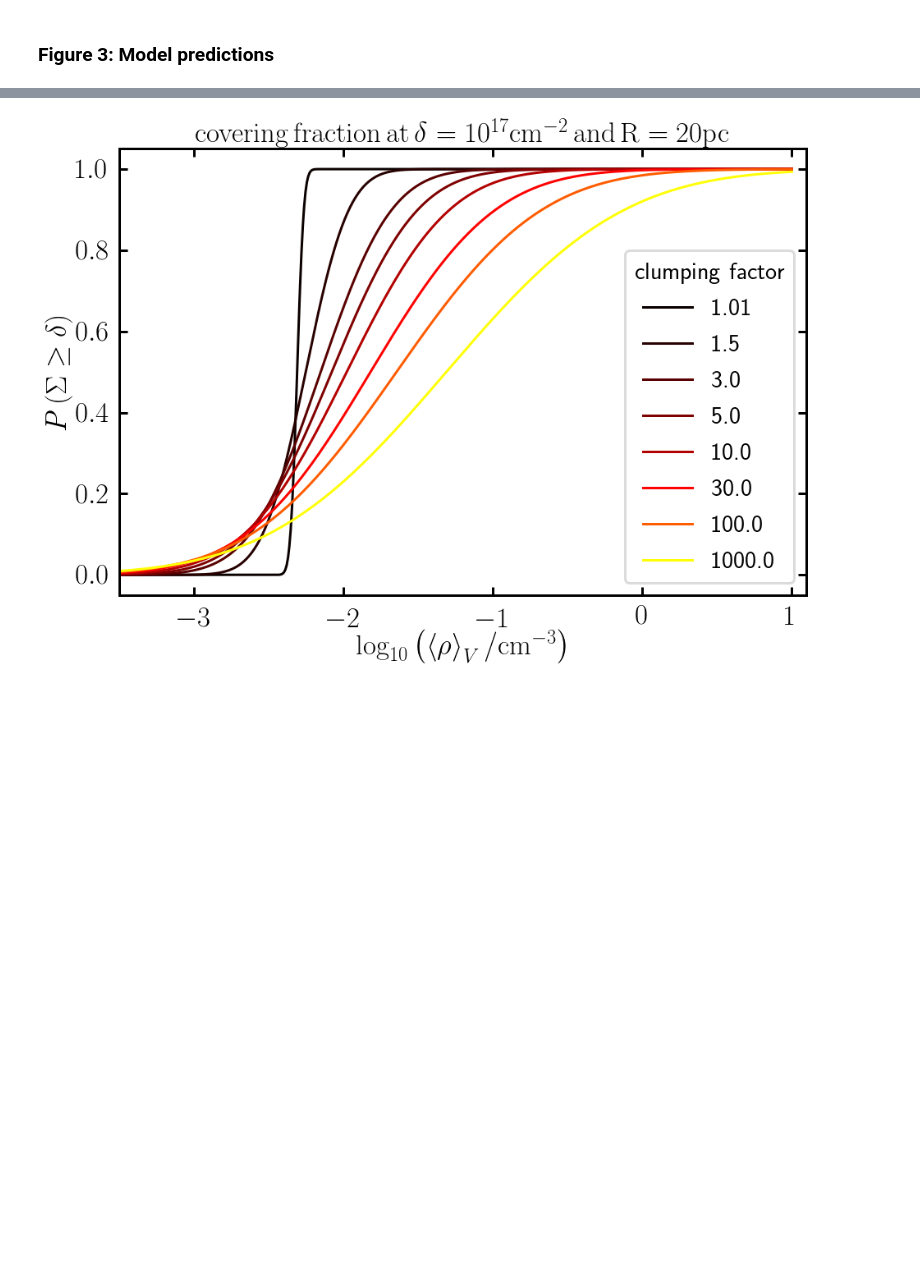
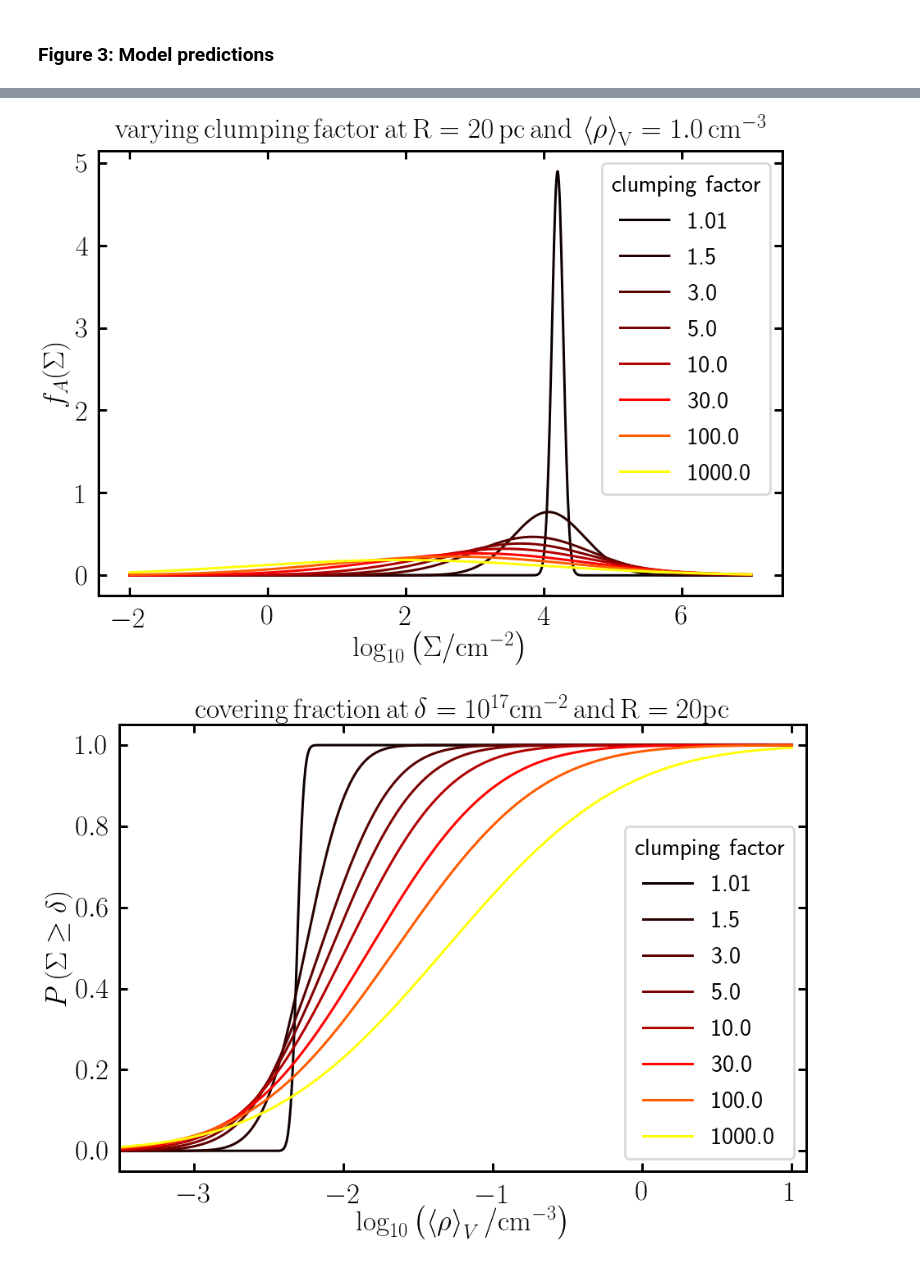
Before and after one commit to TobiBu/ISM_subgrid_clumping, a Jupyter notebook: ISM_subgrid_clumping.ipynb, the cells around one changed output, grey strips where cells are left out. Cells and saved outputs as stored; diff of their text form; code cells hidden in the pictures; blank space fills up the shorter version.

```diff
--- a/ISM_subgrid_clumping.ipynb
+++ b/ISM_subgrid_clumping.ipynb
@@ -236,3 +251,25 @@ plt.savefig("./plots/width.pdf", bbox_inches='tight')
+# %%
+# left panel of Fig. 3 from Buck et al. 2021b, normalized version
+C = [1.01,1.5,3.,5.,10.,30.,100.,1000.,10000.]
+logC = np.log10(C)
+colors = plt.cm.hot(logC/logC[-1])#np.linspace(0,1,len(C)+3))
+dens = np.linspace(-2.,7.,1000)
+
+plt.figure(figsize=(15,10))
+rad = 20
+den0 = 1.
+
+for i in range(len(C)-1):
+    plt.plot(dens,lognorm(dens,den0,rad,C[i]),color=colors[i], label=C[i])
+
+plt.legend(title="clumping factor",title_fontsize=30,fontsize=30)
+plt.ylabel(r"$f_A(\Sigma)$")
+plt.xlabel(r"$\log_{10}\left(\Sigma/\rm{cm}^{-2}\right)$")
+plt.title(r"$\rm{varying\, clumping\, factor\, at\, R=%s\,\rm{pc}\, and\, \left<\rho\right>_V=%s\,\rm{cm}^{-3}}$"%(rad,den0), fontsize=35)
+#plt.yscale('log')
+plt.savefig("./plots/width_norm.pdf", bbox_inches='tight')
+# %% [output]
+[figure, added]
 # %%
 # right panel of Fig. 3
 C = [1.01,1.5,3.,5.,10.,30.,100.,1000.,10000.]
```
Also changed, not shown: parts of 3 cells of this notebook, 1 other file.
